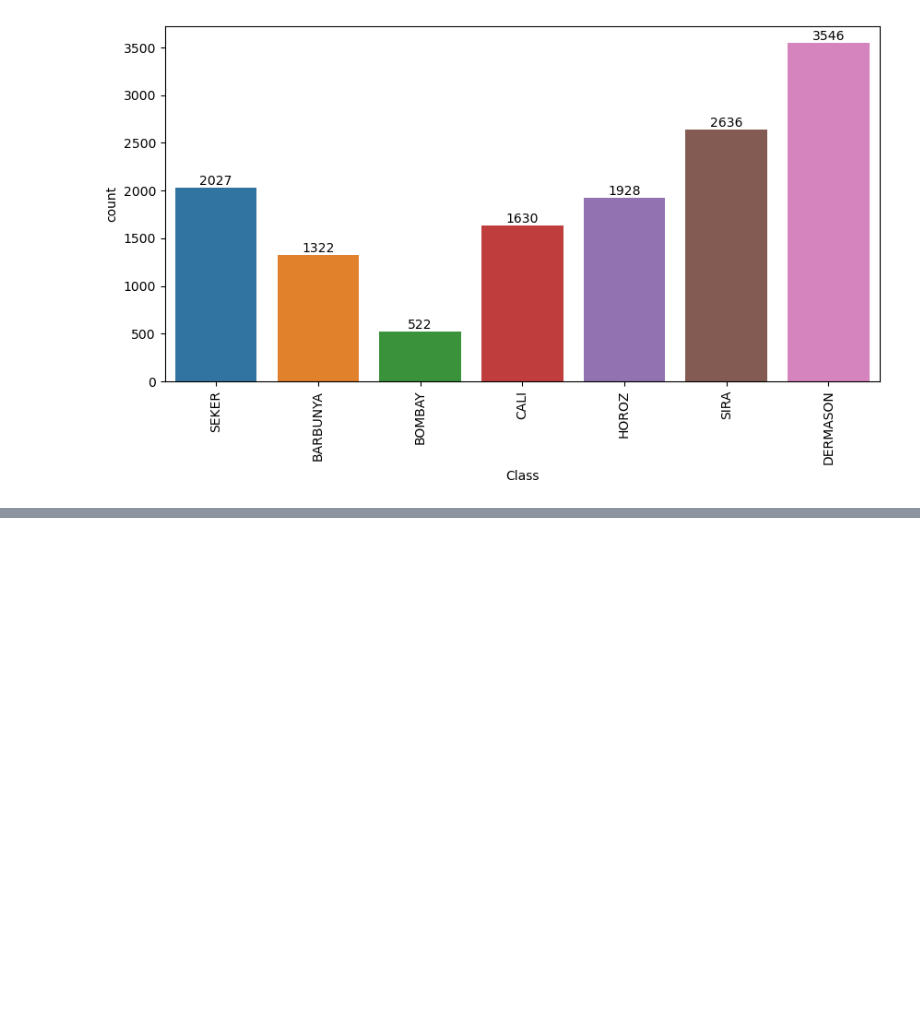
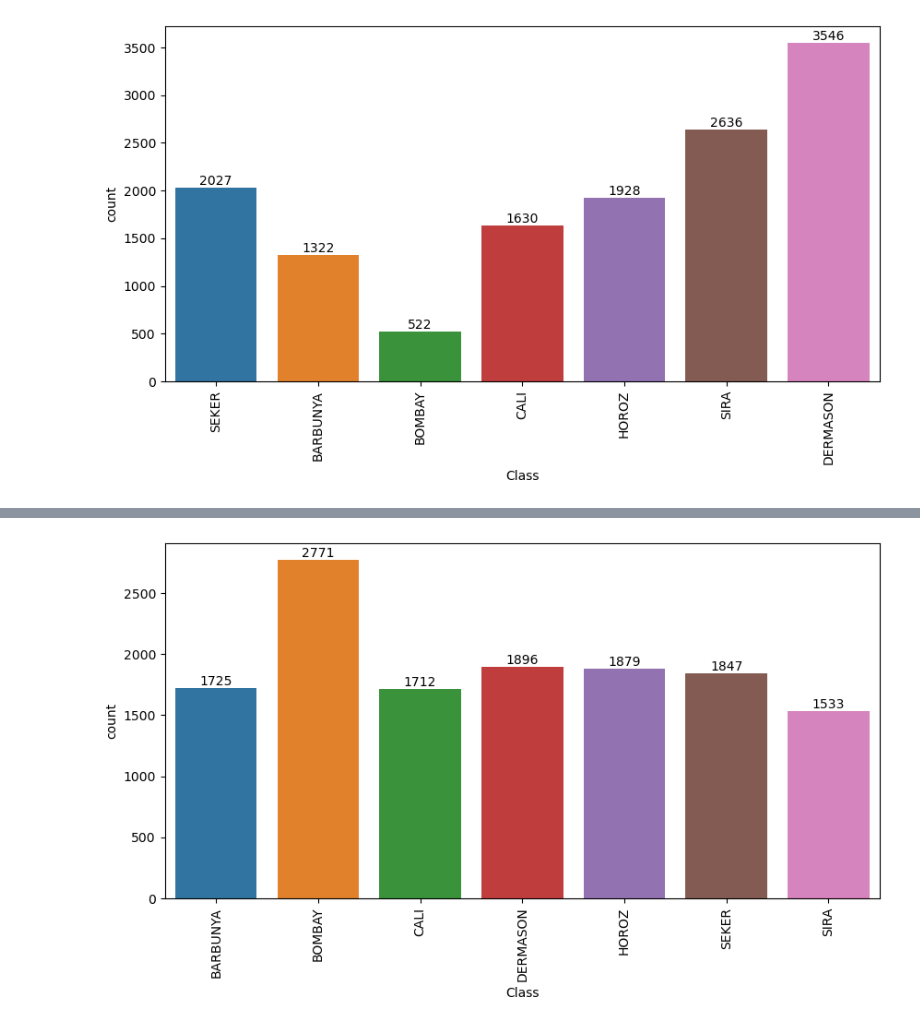
Before and after one commit to samuponz/drybeans, a Jupyter notebook: DM.ipynb, the cells around one changed output, grey strips where cells are left out. Cells and saved outputs as stored; diff of their text form; code cells hidden in the pictures; blank space fills up the shorter version.

```diff
--- a/DM.ipynb
+++ b/DM.ipynb
@@ -121,0 +137,14 @@ graph.bar_label(ax.containers[0]);
+# %%
+# HYBRIDIZATION - SMOTE+ENN
+
+X_train, X_test, y_train, y_test  = train_test_split(df.iloc[:,:-1], df.iloc[:,-1:], test_size=0.2)
+snn = SMOTEENN()
+X_train_snn, y_train_snn = snn.fit_resample(X_train, y_train)
+df_train_smtenn = pd.merge(X_train_snn, y_train_snn, left_index=True, right_index=True)
+
+fig, ax = plt.subplots(figsize=(10,5));
+graph = sns.countplot(ax=ax, x='Class', data=df_train_smtenn);
+graph.set_xticklabels(graph.get_xticklabels(),rotation=90);
+graph.bar_label(ax.containers[0]);
+# %% [output]
+[figure, added]
```
Also changed, not shown: parts of 7 cells of this notebook, 1 other file.
